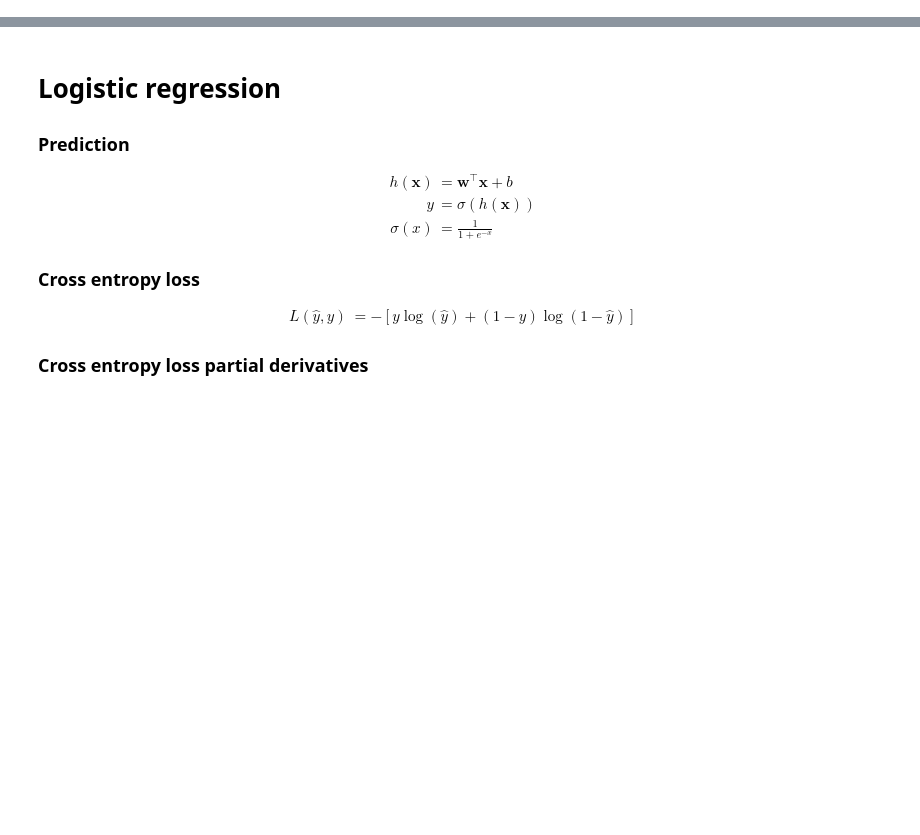
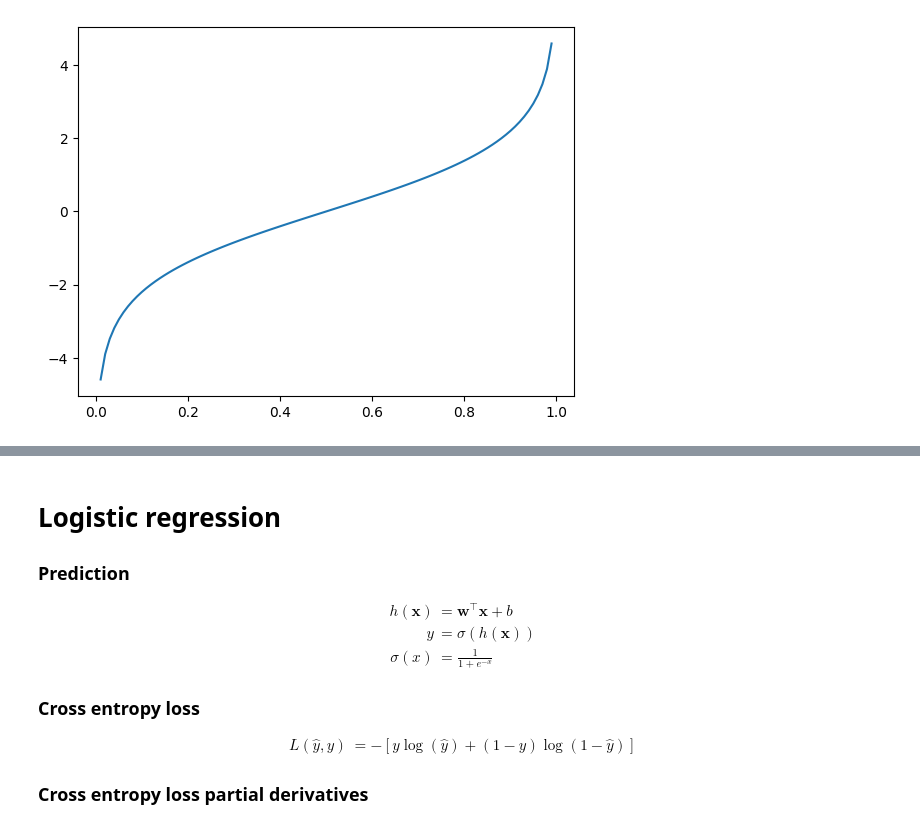
Before and after one commit to daredevil9215/MLFS, a Jupyter notebook: LogisticRegression.ipynb, the cells around one changed output, grey strips where cells are left out. Cells and saved outputs as stored; diff of their text form; code cells hidden in the pictures; blank space fills up the shorter version.

```diff
--- a/LogisticRegression.ipynb
+++ b/LogisticRegression.ipynb
@@ -0,0 +39,6 @@
+# %%
+log_odds = np.log(odds)
+plt.plot(x, log_odds)
+plt.show()
+# %% [output]
+[figure, added]
```
Also changed, not shown: parts of 10 cells of this notebook.
